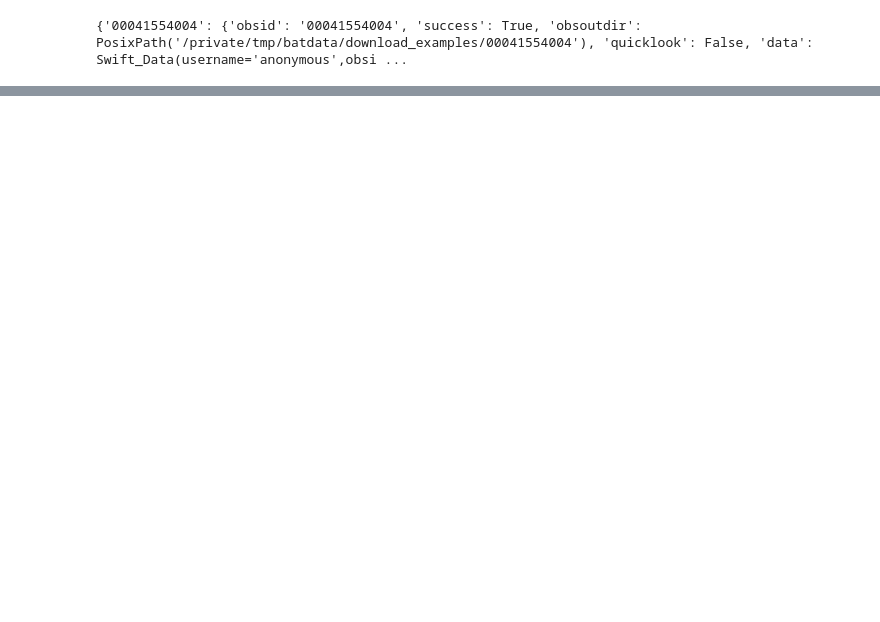
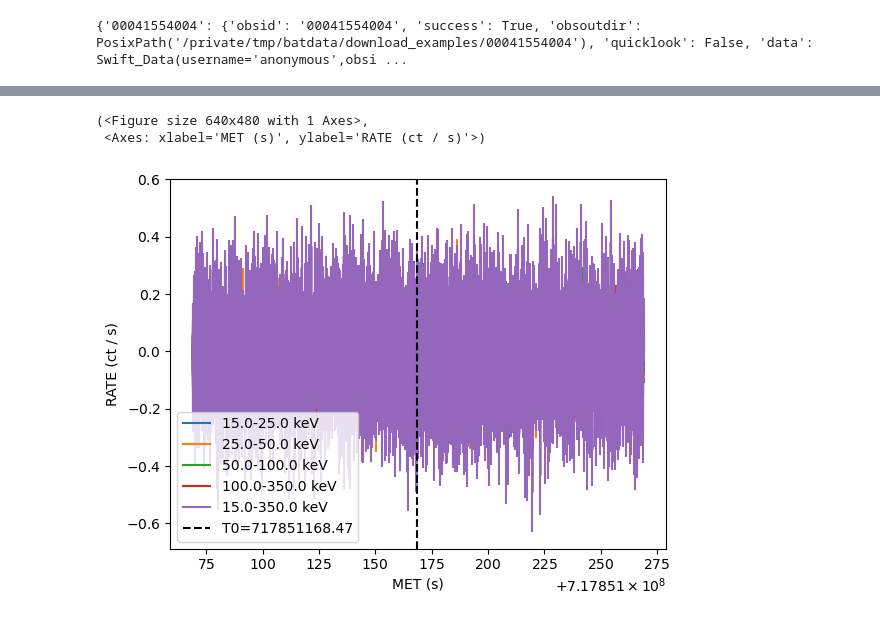
Before and after one commit to parsotat/BatAnalysis, a Jupyter notebook: notebooks/trial_FRB180916_GUANO.ipynb, the cells around one changed output, grey strips where cells are left out. Saved outputs shown, nothing was run; the diff lists cells and outputs as text; code cells hidden in the pictures; blank space fills up the shorter version.

```diff
--- a/notebooks/trial_FRB180916_GUANO.ipynb
+++ b/notebooks/trial_FRB180916_GUANO.ipynb
@@ -54,5 +60,6 @@ print(exposures)
 # %%
 minexposure = 1000  # cm^2 after cos adjust
 sel_guano=np.array(query)[np.where(exposures > minexposure)[0]][0]
+triggertime=guano[int(np.where([int(sel_guano.obsid)==int(i.obsid) for i in guano])[0])].triggertime
 print(sel_guano)
 # %% [output]
@@ -71,3 +74,5 @@ download = ba.download_swiftdata(observations=sel_guano.obsid)
 print(download)
 # %% [output]
 {'00041554004': {'obsid': '00041554004', 'success': True, 'obsoutdir': PosixPath('/private/tmp/batdata/download_examples/00041554004'), 'quicklook': False, 'data': Swift_Data(username='anonymous',obsi ...
+# %%
+event=ba.BatEvent(sel_guano.obsid, is_guano=True)
@@ -73,0 +82,2 @@ print(download)
+# %%
+event.apply_mask_weighting(ra=object_location.ra, dec=object_location.dec)
@@ -73,0 +86,8 @@ print(download)
+# %%
+lc=event.create_lightcurve()
+# %%
+lc.plot(T0=triggertime.met)
+# %% [output]
+(<Figure size 640x480 with 1 Axes>,
+ <Axes: xlabel='MET (s)', ylabel='RATE (ct / s)'>)
+[figure, added]
```
Also changed, not shown: parts of 11 cells of this notebook, 1 other file.
